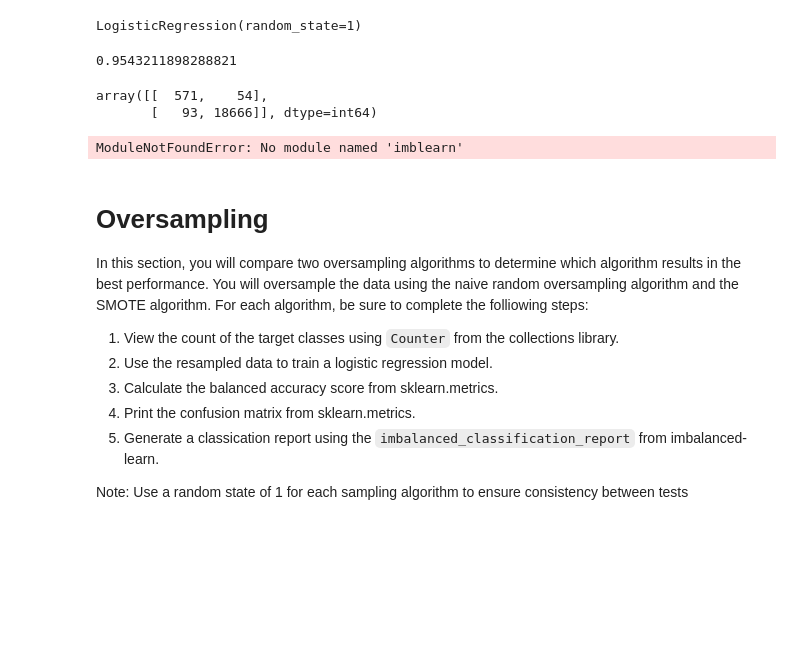
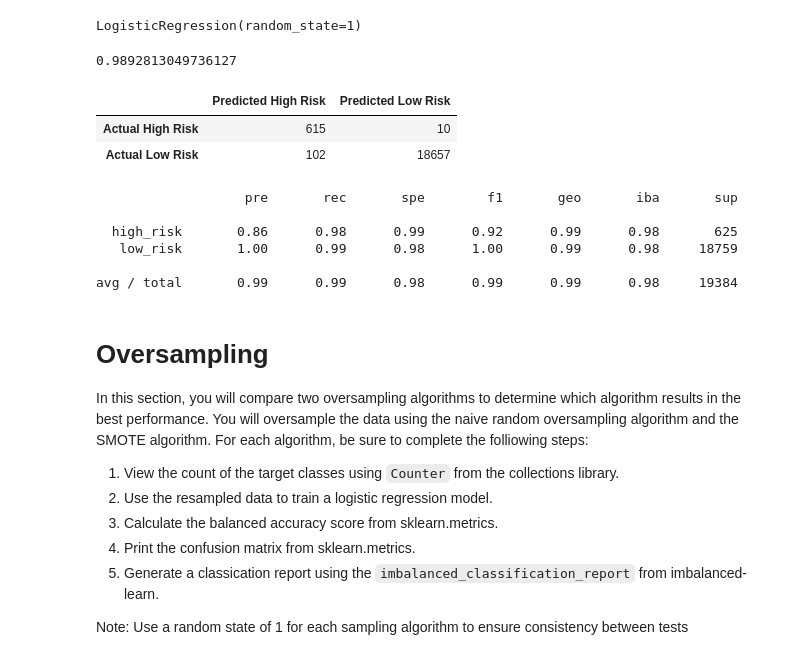
Before and after one commit to anhthi54/Fintech_Homework11, a Jupyter notebook: credit_risk_resampling.ipynb, the cells around one changed output. Saved outputs shown, nothing was run; the diff lists cells and outputs as text; code cells hidden in the pictures; blank space fills up the shorter version.

```diff
--- a/credit_risk_resampling.ipynb
+++ b/credit_risk_resampling.ipynb
@@ -88,36 +88,47 @@ data_scaler = StandardScaler()
 X_scaler = data_scaler.fit(X_train)
 # %%
 # Scale the training and testing data
-X_train_scaled = data_scaler.transform(X_train)
-X_test_scaled = data_scaler.transform(X_test)
+X_train_scaled = X_scaler.transform(X_train)
+X_test_scaled = X_scaler.transform(X_test)
 # %% [markdown]
 # Simple Logistic Regression
 # %%
 from sklearn.linear_model import LogisticRegression
 model = LogisticRegression(solver='lbfgs', random_state=1)
-model.fit(X_train, y_train)
+model.fit(X_train_scaled, y_train)
 # %% [output]
 LogisticRegression(random_state=1)
 # %%
 # Calculated the balanced accuracy score
 from sklearn.metrics import balanced_accuracy_score
-y_pred = model.predict(X_test)
-balanced_accuracy_score(y_test, y_pred)
+y_pred = model.predict(X_test_scaled)
+bas = balanced_accuracy_score(y_test, y_pred)
+bas
 # %% [output]
-0.9543211898288821
+0.9892813049736127
 # %%
 # Display the confusion matrix
 from sklearn.metrics import confusion_matrix
-confusion_matrix(y_test, y_pred)
+cm = confusion_matrix(y_test, y_pred)
+cm_df = pd.DataFrame(
+    cm, index=["Actual High Risk", "Actual Low Risk"], columns=["Predicted High Risk", "Predicted Low Risk"]
+)
+cm_df
 # %% [output]
-array([[  571,    54],
-       [   93, 18666]], dtype=int64)
+|  | Predicted High Risk | Predicted Low Risk |
+| Actual High Risk | 615 | 10 |
+| Actual Low Risk | 102 | 18657 |
 # %%
 # Print the imbalanced classification report
 from imblearn.metrics import classification_report_imbalanced
 print(classification_report_imbalanced(y_test, y_pred))
 # %% [output]
-ModuleNotFoundError: No module named 'imblearn'
+                   pre       rec       spe        f1       geo       iba       sup
+
+  high_risk       0.86      0.98      0.99      0.92      0.99      0.98       625
+   low_risk       1.00      0.99      0.98      1.00      0.99      0.98     18759
+
+avg / total       0.99      0.99      0.98      0.99      0.99      0.98     19384
 # %% [markdown]
 # Oversampling
 
```
Also changed, not shown: parts of 28 cells of this notebook.
